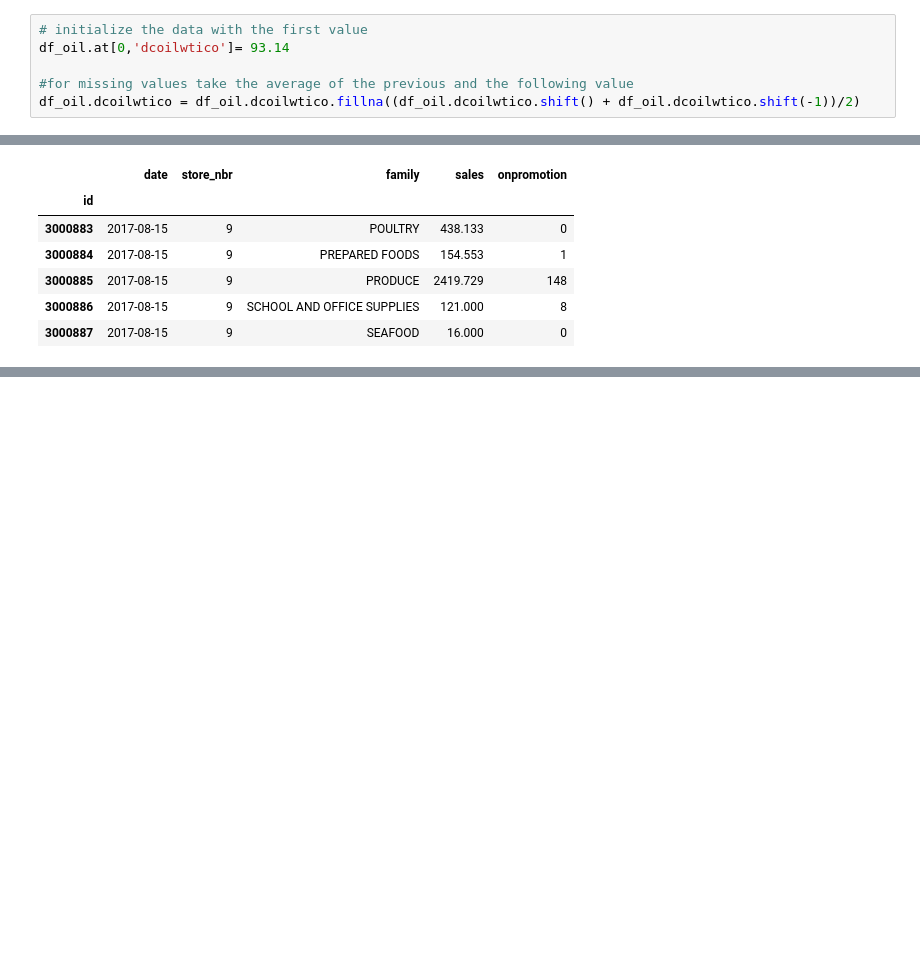
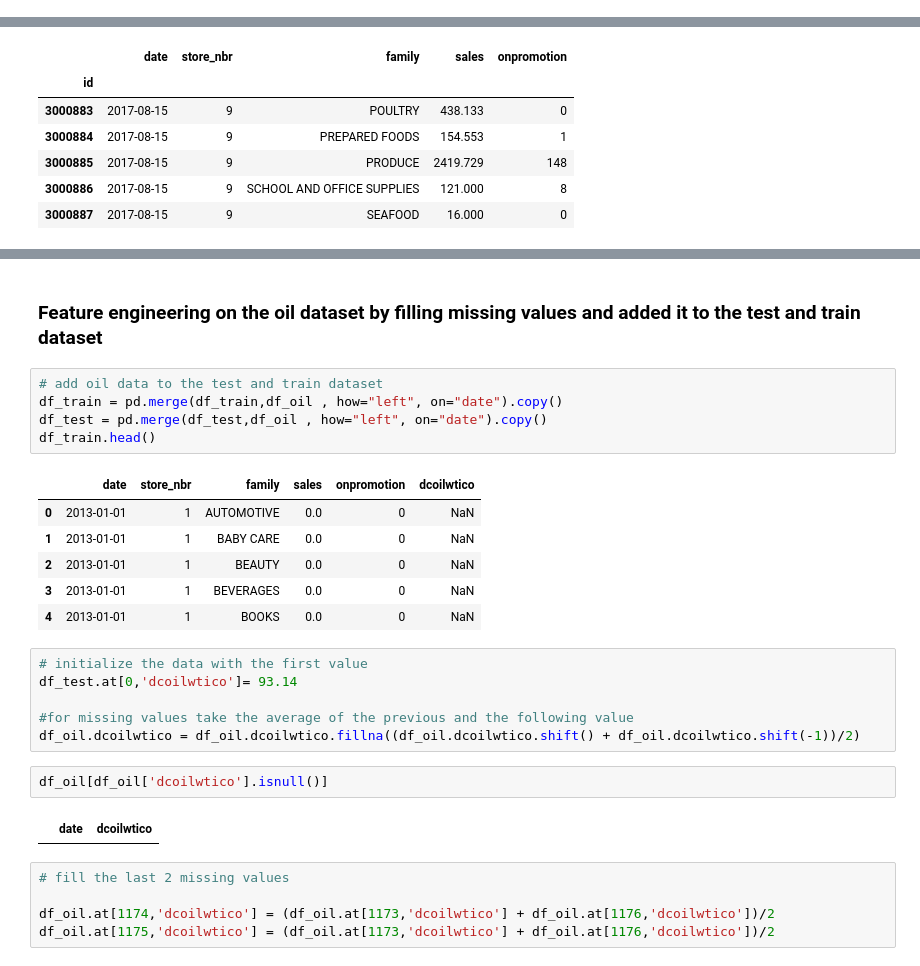
Before and after one commit to sgshaikh/StoreSales_TimeSeriesForecasting, a Jupyter notebook: ForecastStoreSales.ipynb, the cells around one changed output, grey strips where cells are left out. Cells and saved outputs as stored; diff of their text form; blank space fills up the shorter version.

```diff
--- a/ForecastStoreSales.ipynb
+++ b/ForecastStoreSales.ipynb
@@ -161,6 +161,0 @@ Text(0.5, 1.0, 'Trend of Oil Prices')
-# %%
-# initialize the data with the first value
-df_oil.at[0,'dcoilwtico']= 93.14
-
-#for missing values take the average of the previous and the following value
-df_oil.dcoilwtico = df_oil.dcoilwtico.fillna((df_oil.dcoilwtico.shift() + df_oil.dcoilwtico.shift(-1))/2)
@@ -338,0 +247,29 @@ MSE is  479.9478413957856
+# %% [markdown]
+### Feature engineering on the oil dataset by filling missing values and added it to the test and train dataset
+# %%
+# add oil data to the test and train dataset
+df_train = pd.merge(df_train,df_oil , how="left", on="date").copy()
+df_test = pd.merge(df_test,df_oil , how="left", on="date").copy()
+df_train.head()
+# %% [output]
+|  | date | store_nbr | family | sales | onpromotion | dcoilwtico |
+| 0 | 2013-01-01 | 1 | AUTOMOTIVE | 0.0 | 0 | NaN |
+| 1 | 2013-01-01 | 1 | BABY CARE | 0.0 | 0 | NaN |
+| 2 | 2013-01-01 | 1 | BEAUTY | 0.0 | 0 | NaN |
+| 3 | 2013-01-01 | 1 | BEVERAGES | 0.0 | 0 | NaN |
+| 4 | 2013-01-01 | 1 | BOOKS | 0.0 | 0 | NaN |
+# %%
+# initialize the data with the first value
+df_test.at[0,'dcoilwtico']= 93.14
+
+#for missing values take the average of the previous and the following value
+df_oil.dcoilwtico = df_oil.dcoilwtico.fillna((df_oil.dcoilwtico.shift() + df_oil.dcoilwtico.shift(-1))/2)
+# %%
+df_oil[df_oil['dcoilwtico'].isnull()]
+# %% [output]
+|  | date | dcoilwtico |
+# %%
+# fill the last 2 missing values
+
+df_oil.at[1174,'dcoilwtico'] = (df_oil.at[1173,'dcoilwtico'] + df_oil.at[1176,'dcoilwtico'])/2
+df_oil.at[1175,'dcoilwtico'] = (df_oil.at[1173,'dcoilwtico'] + df_oil.at[1176,'dcoilwtico'])/2
```
Also changed, not shown: parts of 25 cells of this notebook.
